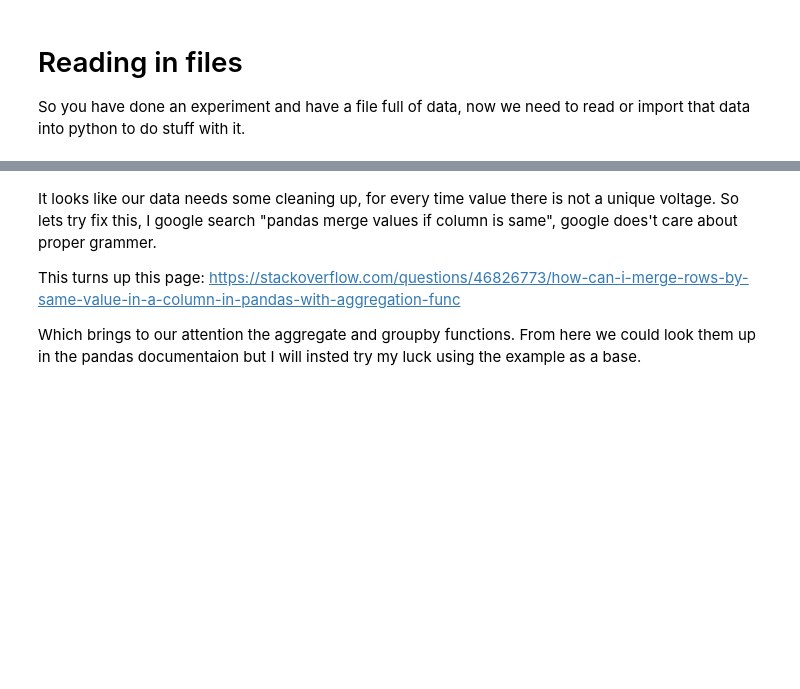
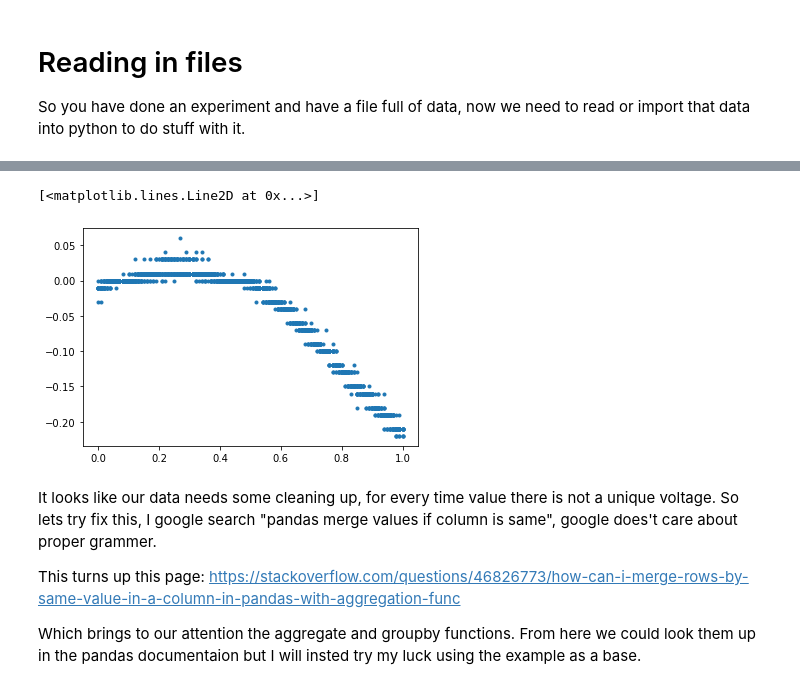
Before and after one commit to phys3112/Tutorials-with-Matt, a Jupyter notebook: Tutorial 2 Experimental data and fitting.ipynb, the cells around one changed output, grey strips where cells are left out. Drawn from its saved outputs; the diff is of its cells as text; code cells hidden in the pictures; blank space fills up the shorter version.

```diff
--- a/Tutorial 2 Experimental data and fitting.ipynb
+++ b/Tutorial 2 Experimental data and fitting.ipynb
@@ -34,3 +64,11 @@ plt.plot(dataTable.t,dataTable.v,'.')
+# %%
+#lets look at a subsection of the data
+start = 0
+end = 2000
+plt.plot(dataTable.t[start:end],dataTable.v[start:end],'.')
+# %% [output]
+[<matplotlib.lines.Line2D at 0x...>]
+[figure, added]
 # %% [markdown]
 It looks like our data needs some cleaning up, for every time value there is not a unique voltage.
 So lets try fix this, I google search "pandas merge values if column is same", google does't care about proper grammer.
```
Also changed, not shown: parts of 22 cells of this notebook, 1 other file.
